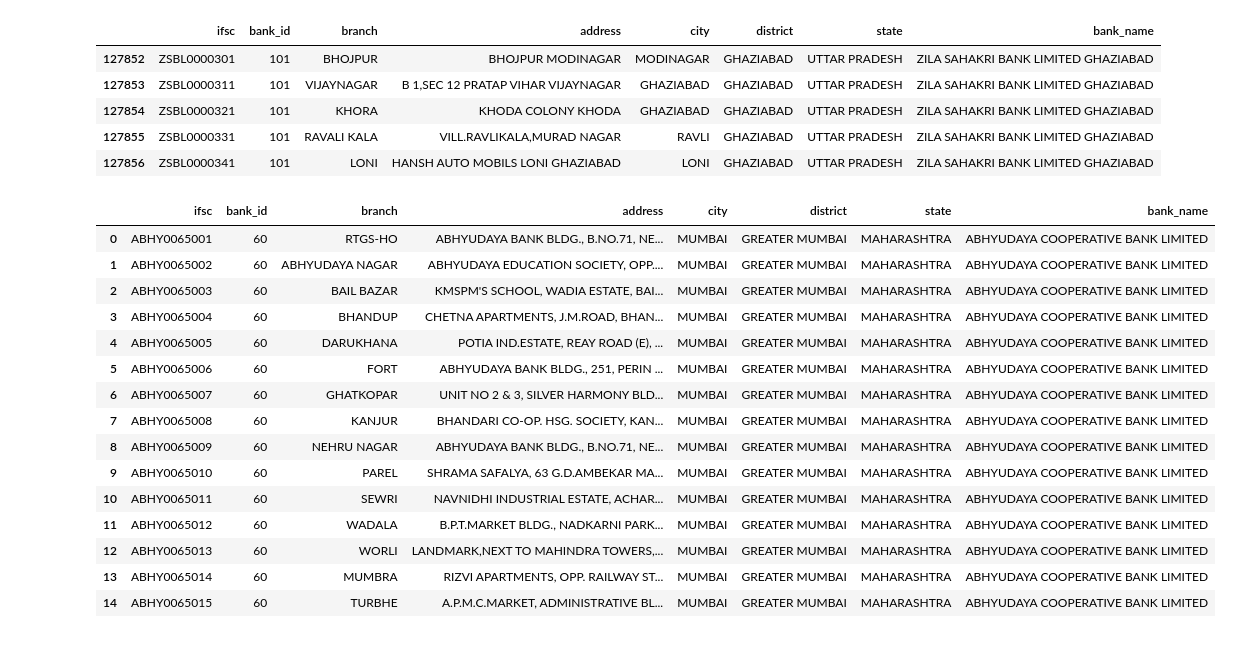
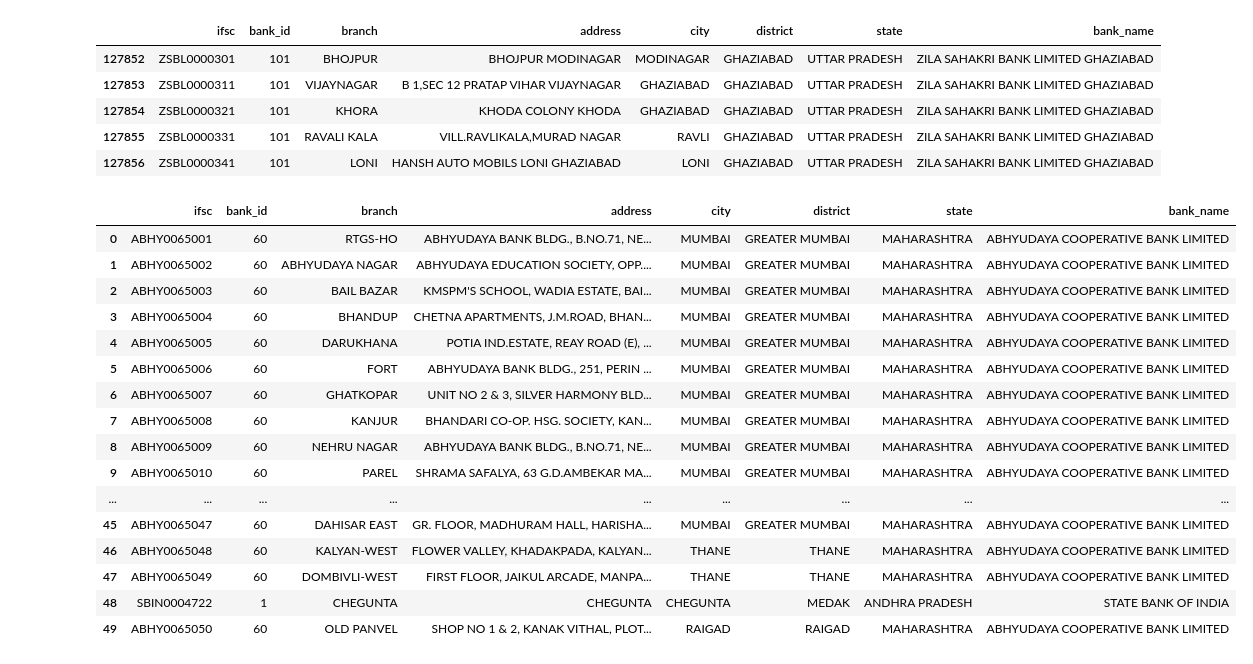
Before and after one commit to GK-SVG/DataScience, a Jupyter notebook: Bank_data/Bank.ipynb, the cells around one changed output. Saved outputs shown, nothing was run; the diff lists cells and outputs as text; code cells hidden in the pictures.

```diff
--- a/Bank_data/Bank.ipynb
+++ b/Bank_data/Bank.ipynb
@@ -19,21 +19,22 @@ bank.tail()
 | 127855 | ZSBL0000331 | 101 | RAVALI KALA | VILL.RAVLIKALA,MURAD NAGAR | RAVLI | GHAZIABAD | UTTAR PRADESH | ZILA SAHAKRI BANK LIMITED GHAZIABAD |
 | 127856 | ZSBL0000341 | 101 | LONI | HANSH AUTO MOBILS LONI GHAZIABAD | LONI | GHAZIABAD | UTTAR PRADESH | ZILA SAHAKRI BANK LIMITED GHAZIABAD |
 # %%
-bank.head(15)
+bank.head(50)
 # %% [output]
 |  | ifsc | bank_id | branch | address | city | district | state | bank_name |
 | 0 | ABHY0065001 | 60 | RTGS-HO | ABHYUDAYA BANK BLDG., B.NO.71, NE... | MUMBAI | GREATER MUMBAI | MAHARASHTRA | ABHYUDAYA COOPERATIVE BANK LIMITED |
 | 1 | ABHY0065002 | 60 | ABHYUDAYA NAGAR | ABHYUDAYA EDUCATION SOCIETY, OPP.... | MUMBAI | GREATER MUMBAI | MAHARASHTRA | ABHYUDAYA COOPERATIVE BANK LIMITED |
 | 2 | ABHY0065003 | 60 | BAIL BAZAR | KMSPM'S SCHOOL, WADIA ESTATE, BAI... | MUMBAI | GREATER MUMBAI | MAHARASHTRA | ABHYUDAYA COOPERATIVE BANK LIMITED |
 | 3 | ABHY0065004 | 60 | BHANDUP | CHETNA APARTMENTS, J.M.ROAD, BHAN... | MUMBAI | GREATER MUMBAI | MAHARASHTRA | ABHYUDAYA COOPERATIVE BANK LIMITED |
 | 4 | ABHY0065005 | 60 | DARUKHANA | POTIA IND.ESTATE, REAY ROAD (E), ... | MUMBAI | GREATER MUMBAI | MAHARASHTRA | ABHYUDAYA COOPERATIVE BANK LIMITED |
 | 5 | ABHY0065006 | 60 | FORT | ABHYUDAYA BANK BLDG., 251, PERIN ... | MUMBAI | GREATER MUMBAI | MAHARASHTRA | ABHYUDAYA COOPERATIVE BANK LIMITED |
 | 6 | ABHY0065007 | 60 | GHATKOPAR | UNIT NO 2 & 3, SILVER HARMONY BLD... | MUMBAI | GREATER MUMBAI | MAHARASHTRA | ABHYUDAYA COOPERATIVE BANK LIMITED |
 | 7 | ABHY0065008 | 60 | KANJUR | BHANDARI CO-OP. HSG. SOCIETY, KAN... | MUMBAI | GREATER MUMBAI | MAHARASHTRA | ABHYUDAYA COOPERATIVE BANK LIMITED |
 | 8 | ABHY0065009 | 60 | NEHRU NAGAR | ABHYUDAYA BANK BLDG., B.NO.71, NE... | MUMBAI | GREATER MUMBAI | MAHARASHTRA | ABHYUDAYA COOPERATIVE BANK LIMITED |
 | 9 | ABHY0065010 | 60 | PAREL | SHRAMA SAFALYA, 63 G.D.AMBEKAR MA... | MUMBAI | GREATER MUMBAI | MAHARASHTRA | ABHYUDAYA COOPERATIVE BANK LIMITED |
-| 10 | ABHY0065011 | 60 | SEWRI | NAVNIDHI INDUSTRIAL ESTATE, ACHAR... | MUMBAI | GREATER MUMBAI | MAHARASHTRA | ABHYUDAYA COOPERATIVE BANK LIMITED |
-| 11 | ABHY0065012 | 60 | WADALA | B.P.T.MARKET BLDG., NADKARNI PARK... | MUMBAI | GREATER MUMBAI | MAHARASHTRA | ABHYUDAYA COOPERATIVE BANK LIMITED |
-| 12 | ABHY0065013 | 60 | WORLI | LANDMARK,NEXT TO MAHINDRA TOWERS,... | MUMBAI | GREATER MUMBAI | MAHARASHTRA | ABHYUDAYA COOPERATIVE BANK LIMITED |
-| 13 | ABHY0065014 | 60 | MUMBRA | RIZVI APARTMENTS, OPP. RAILWAY ST... | MUMBAI | GREATER MUMBAI | MAHARASHTRA | ABHYUDAYA COOPERATIVE BANK LIMITED |
-| 14 | ABHY0065015 | 60 | TURBHE | A.P.M.C.MARKET, ADMINISTRATIVE BL... | MUMBAI | GREATER MUMBAI | MAHARASHTRA | ABHYUDAYA COOPERATIVE BANK LIMITED |
+| ... | ... | ... | ... | ... | ... | ... | ... | ... |
+| 45 | ABHY0065047 | 60 | DAHISAR EAST | GR. FLOOR, MADHURAM HALL, HARISHA... | MUMBAI | GREATER MUMBAI | MAHARASHTRA | ABHYUDAYA COOPERATIVE BANK LIMITED |
+| 46 | ABHY0065048 | 60 | KALYAN-WEST | FLOWER VALLEY, KHADAKPADA, KALYAN... | THANE | THANE | MAHARASHTRA | ABHYUDAYA COOPERATIVE BANK LIMITED |
+| 47 | ABHY0065049 | 60 | DOMBIVLI-WEST | FIRST FLOOR, JAIKUL ARCADE, MANPA... | THANE | THANE | MAHARASHTRA | ABHYUDAYA COOPERATIVE BANK LIMITED |
+| 48 | SBIN0004722 | 1 | CHEGUNTA | CHEGUNTA | CHEGUNTA | MEDAK | ANDHRA PRADESH | STATE BANK OF INDIA |
+| 49 | ABHY0065050 | 60 | OLD PANVEL | SHOP NO 1 & 2, KANAK VITHAL, PLOT... | RAIGAD | RAIGAD | MAHARASHTRA | ABHYUDAYA COOPERATIVE BANK LIMITED |
```
